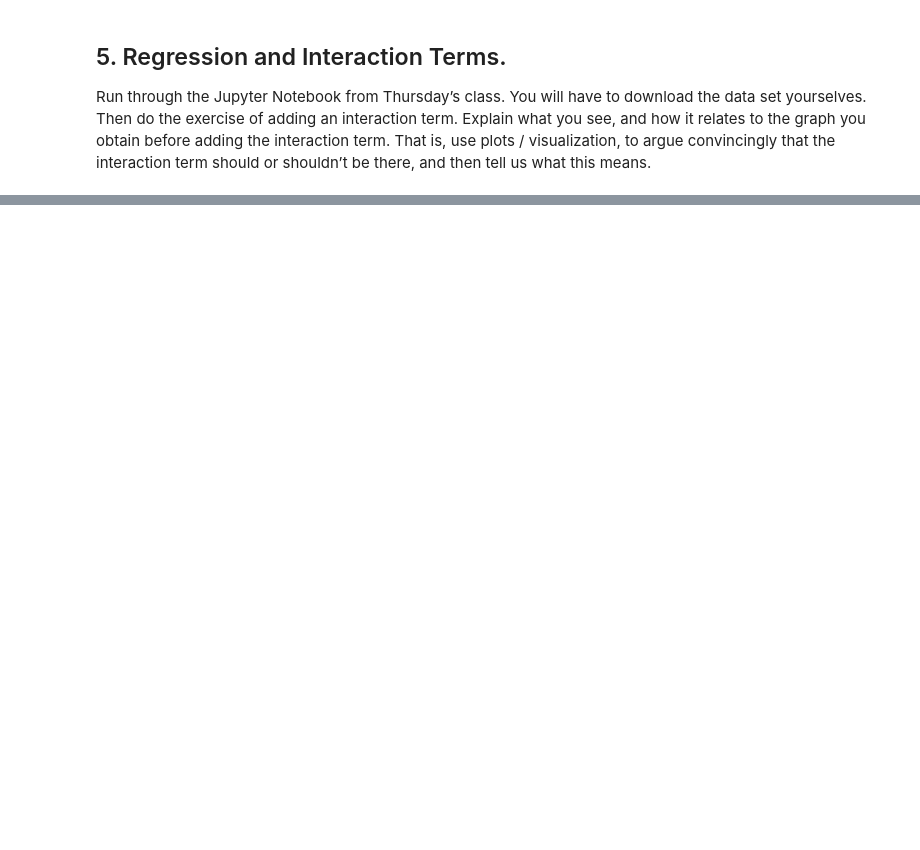
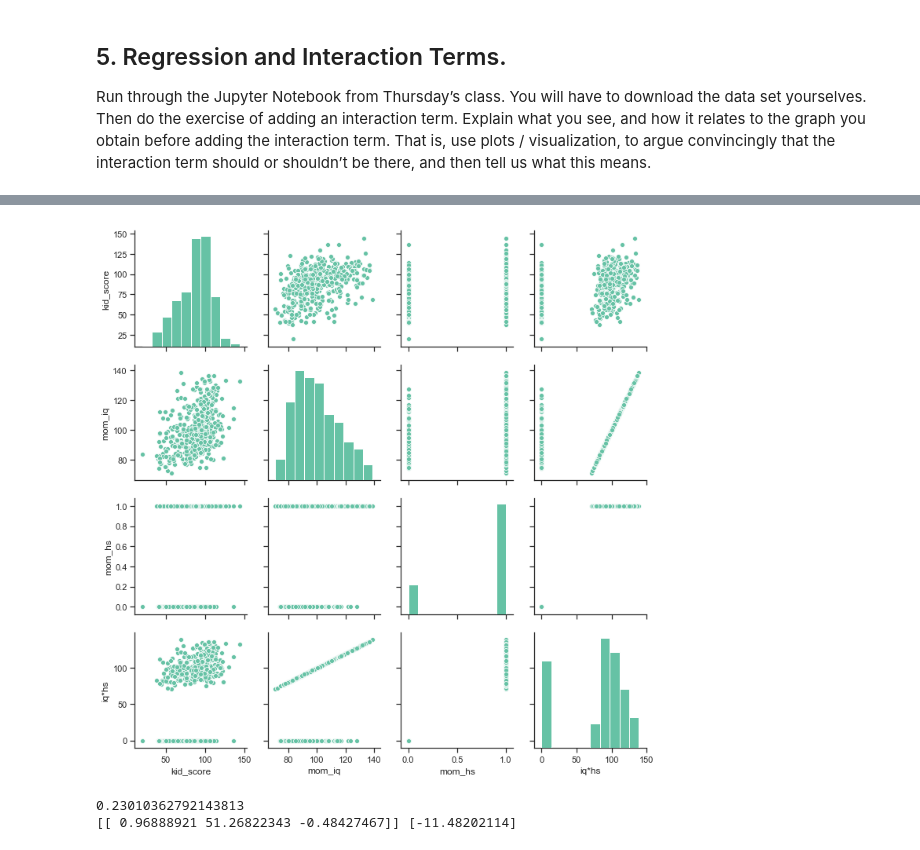
Before and after one commit to smitches/Business-Data-Science, a Jupyter notebook: HW2/HW2.ipynb, the cells around one changed output, grey strips where cells are left out. Cells and saved outputs as stored; diff of their text form; code cells hidden in the pictures; blank space fills up the shorter version.

```diff
--- a/HW2/HW2.ipynb
+++ b/HW2/HW2.ipynb
@@ -250,3 +363,8 @@ class. You will have to download the data set yourselves. Then do the exercise o
 interaction term. Explain what you see, and how it relates to the graph you obtain before
 adding the interaction term. That is, use plots / visualization, to argue convincingly that the
 interaction term should or shouldn’t be there, and then tell us what this means.
+# %%
+kidiq = pd.read_stata('kidiq.dta')
+kidiq.head()
+kidiq["iq*hs"] = kidiq["mom_iq"] * kidiq["mom_hs"]
+kidiq.head()
@@ -252,0 +378,16 @@ interaction term should or shouldn’t be there, and then tell us what this mean
+# %%
+sns.pairplot(kidiq[["kid_score","mom_iq","mom_hs","iq*hs"]])
+sns.despine()
+# %% [output]
+[figure, added]
+# %%
+# Retrieve coefficients when including the interaction term
+kidiq_X = kidiq.as_matrix(["mom_iq","mom_hs","iq*hs"])
+kidiq_Y = kidiq.as_matrix(["kid_score"])
+lr = linear_model.LinearRegression()
+lr.fit(kidiq_X,kidiq_Y)
+print(lr.score(kidiq_X,kidiq_Y))
+print (lr.coef_, lr.intercept_)
+# %% [output]
+0.23010362792143813
+[[ 0.96888921 51.26822343 -0.48427467]] [-11.48202114]
```
Also changed, not shown: parts of 18 cells of this notebook.
